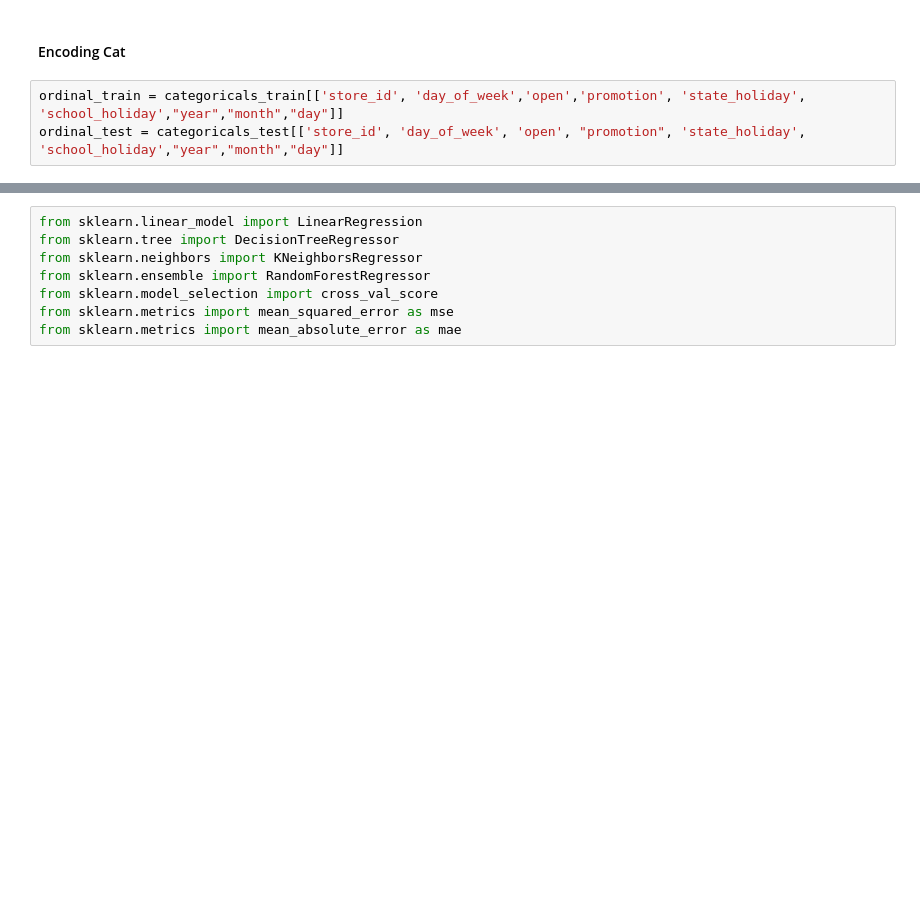
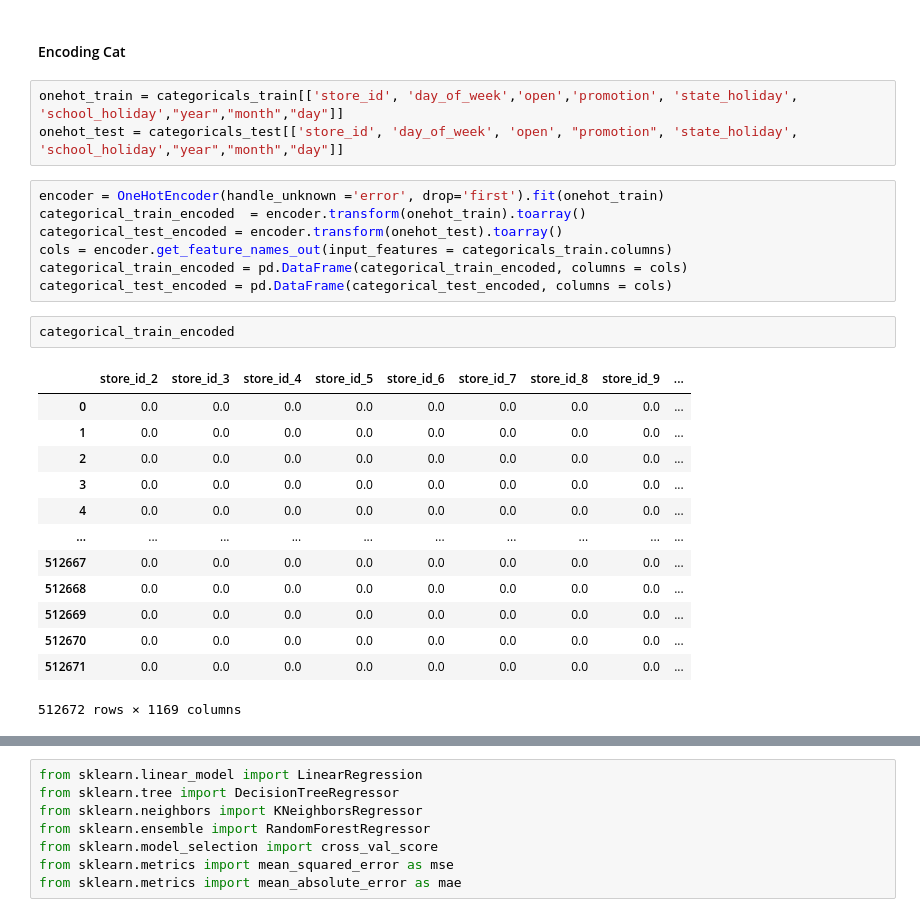
Before and after one commit to LuckyGardel/Predicting-Storage-Sales---IronKaggle, a Jupyter notebook: Iron Kaggle - LAB.ipynb, the cells around one changed output, grey strips where cells are left out. Saved outputs shown, nothing was run; the diff lists cells and outputs as text; blank space fills up the shorter version.

```diff
--- a/Iron Kaggle - LAB.ipynb
+++ b/Iron Kaggle - LAB.ipynb
@@ -165,5 +197,28 @@ numericals_test_scaled = pd.DataFrame(numericals_test_scaled, columns=cols)
 # %% [markdown]
 #### Encoding Cat
 # %%
-ordinal_train = categoricals_train[['store_id', 'day_of_week','open','promotion', 'state_holiday', 'school_holiday',"year","month","day"]]
-ordinal_test = categoricals_test[['store_id', 'day_of_week', 'open', "promotion", 'state_holiday', 'school_holiday',"year","month","day"]]
+onehot_train = categoricals_train[['store_id', 'day_of_week','open','promotion', 'state_holiday', 'school_holiday',"year","month","day"]]
+onehot_test = categoricals_test[['store_id', 'day_of_week', 'open', "promotion", 'state_holiday', 'school_holiday',"year","month","day"]]
+# %%
+encoder = OneHotEncoder(handle_unknown ='error', drop='first').fit(onehot_train)
+categorical_train_encoded  = encoder.transform(onehot_train).toarray()
+categorical_test_encoded = encoder.transform(onehot_test).toarray()
+cols = encoder.get_feature_names_out(input_features = categoricals_train.columns)
+categorical_train_encoded = pd.DataFrame(categorical_train_encoded, columns = cols)
+categorical_test_encoded = pd.DataFrame(categorical_test_encoded, columns = cols)
+# %%
+categorical_train_encoded
+# %% [output]
+|  | store_id_2 | store_id_3 | store_id_4 | store_id_5 | store_id_6 | store_id_7 | store_id_8 | store_id_9 | ... |
+| 0 | 0.0 | 0.0 | 0.0 | 0.0 | 0.0 | 0.0 | 0.0 | 0.0 | ... |
+| 1 | 0.0 | 0.0 | 0.0 | 0.0 | 0.0 | 0.0 | 0.0 | 0.0 | ... |
+| 2 | 0.0 | 0.0 | 0.0 | 0.0 | 0.0 | 0.0 | 0.0 | 0.0 | ... |
+| 3 | 0.0 | 0.0 | 0.0 | 0.0 | 0.0 | 0.0 | 0.0 | 0.0 | ... |
+| 4 | 0.0 | 0.0 | 0.0 | 0.0 | 0.0 | 0.0 | 0.0 | 0.0 | ... |
+| ... | ... | ... | ... | ... | ... | ... | ... | ... | ... |
+| 512667 | 0.0 | 0.0 | 0.0 | 0.0 | 0.0 | 0.0 | 0.0 | 0.0 | ... |
+| 512668 | 0.0 | 0.0 | 0.0 | 0.0 | 0.0 | 0.0 | 0.0 | 0.0 | ... |
+| 512669 | 0.0 | 0.0 | 0.0 | 0.0 | 0.0 | 0.0 | 0.0 | 0.0 | ... |
+| 512670 | 0.0 | 0.0 | 0.0 | 0.0 | 0.0 | 0.0 | 0.0 | 0.0 | ... |
+| 512671 | 0.0 | 0.0 | 0.0 | 0.0 | 0.0 | 0.0 | 0.0 | 0.0 | ... |
+512672 rows × 1169 columns
```
Also changed, not shown: parts of 24 cells of this notebook.
